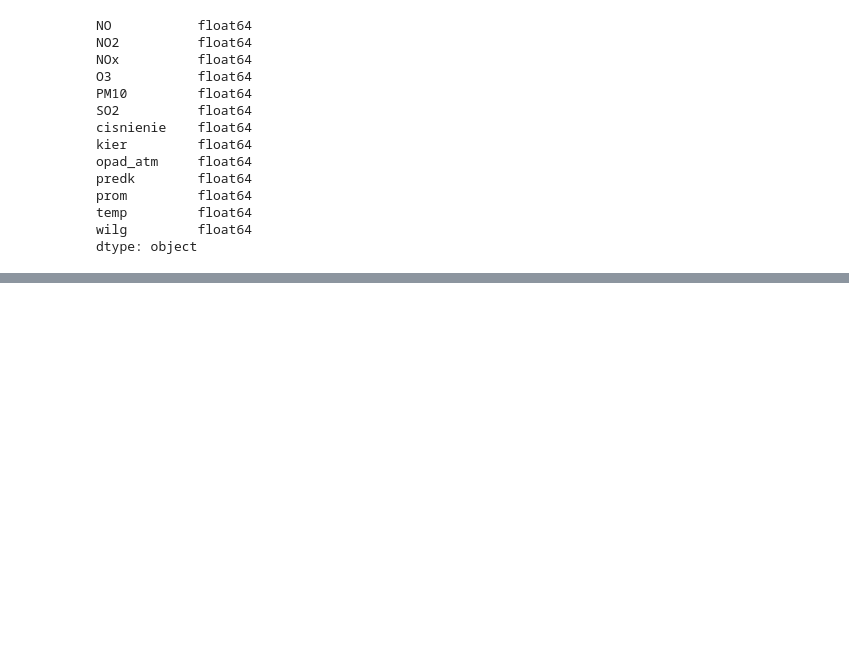
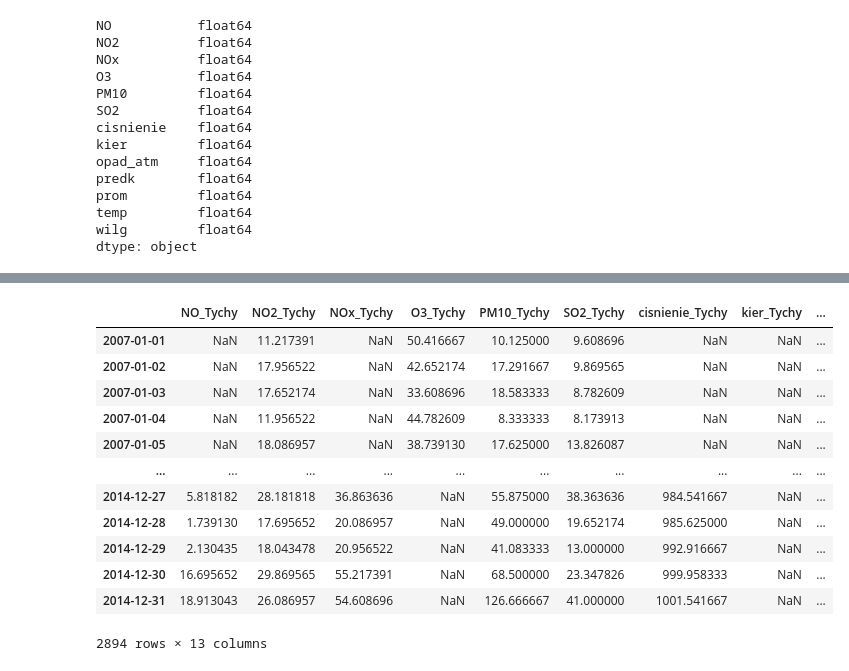
Before and after one commit to panierka/AirQualityComparativeAnalysis, a Jupyter notebook: main.ipynb, the cells around one changed output, grey strips where cells are left out. Saved outputs shown, nothing was run; the diff lists cells and outputs as text; code cells hidden in the pictures; blank space fills up the shorter version.

```diff
--- a/main.ipynb
+++ b/main.ipynb
@@ -76,0 +94,17 @@ df_tychy['temp'] = df_tychy['temp'].str.replace(',', '.').astype(float)
+# %%
+df_tychy.columns = df_tychy.columns.map(lambda x: x + '_Tychy')
+df_tychy
+# %% [output]
+|  | NO_Tychy | NO2_Tychy | NOx_Tychy | O3_Tychy | PM10_Tychy | SO2_Tychy | cisnienie_Tychy | kier_Tychy | ... |
+| 2007-01-01 | NaN | 11.217391 | NaN | 50.416667 | 10.125000 | 9.608696 | NaN | NaN | ... |
+| 2007-01-02 | NaN | 17.956522 | NaN | 42.652174 | 17.291667 | 9.869565 | NaN | NaN | ... |
+| 2007-01-03 | NaN | 17.652174 | NaN | 33.608696 | 18.583333 | 8.782609 | NaN | NaN | ... |
+| 2007-01-04 | NaN | 11.956522 | NaN | 44.782609 | 8.333333 | 8.173913 | NaN | NaN | ... |
+| 2007-01-05 | NaN | 18.086957 | NaN | 38.739130 | 17.625000 | 13.826087 | NaN | NaN | ... |
+| ... | ... | ... | ... | ... | ... | ... | ... | ... | ... |
+| 2014-12-27 | 5.818182 | 28.181818 | 36.863636 | NaN | 55.875000 | 38.363636 | 984.541667 | NaN | ... |
+| 2014-12-28 | 1.739130 | 17.695652 | 20.086957 | NaN | 49.000000 | 19.652174 | 985.625000 | NaN | ... |
+| 2014-12-29 | 2.130435 | 18.043478 | 20.956522 | NaN | 41.083333 | 13.000000 | 992.916667 | NaN | ... |
+| 2014-12-30 | 16.695652 | 29.869565 | 55.217391 | NaN | 68.500000 | 23.347826 | 999.958333 | NaN | ... |
+| 2014-12-31 | 18.913043 | 26.086957 | 54.608696 | NaN | 126.666667 | 41.000000 | 1001.541667 | NaN | ... |
+2894 rows × 13 columns
```
Also changed, not shown: parts of 4 cells of this notebook.
